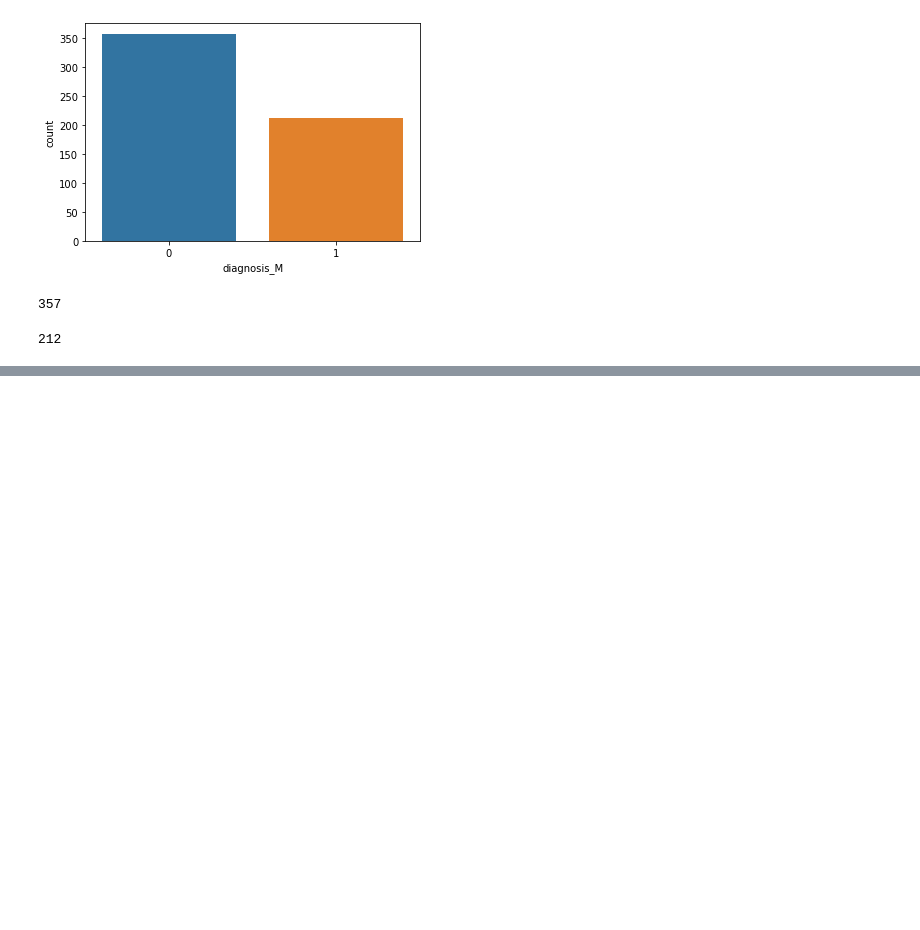
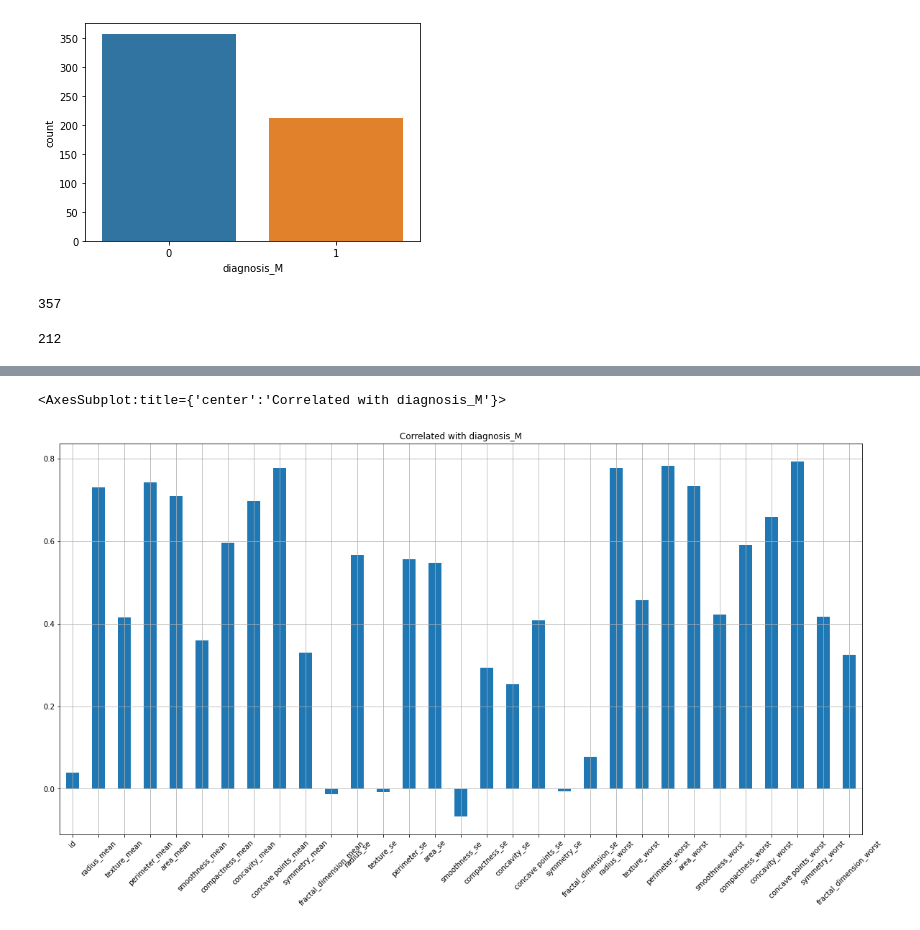
Before and after one commit to MalikHammadAhmed/Breast_Cancer_Detection, a Jupyter notebook: Breast Cancer Detection.ipynb, the cells around one changed output, grey strips where cells are left out. Drawn from its saved outputs; the diff is of its cells as text; code cells hidden in the pictures; blank space fills up the shorter version.

Commit message:
Correlation Matrix and Heatmap plotting

```diff
--- a/Breast Cancer Detection.ipynb
+++ b/Breast Cancer Detection.ipynb
@@ -150,0 +153,2 @@ sns.countplot(dataset['diagnosis_M'], label = 'count')
+# %%
+dataset_2 = dataset.drop(columns = 'diagnosis_M')
@@ -150,0 +165,5 @@ sns.countplot(dataset['diagnosis_M'], label = 'count')
+# %%
+dataset_2.corrwith(dataset['diagnosis_M']).plot.bar(figsize = (20,10), title = 'Correlated with diagnosis_M', rot=45, grid=True)
+# %% [output]
+<AxesSubplot:title={'center':'Correlated with diagnosis_M'}>
+[figure, added]
```
Also changed, not shown: parts of 2 cells of this notebook.
